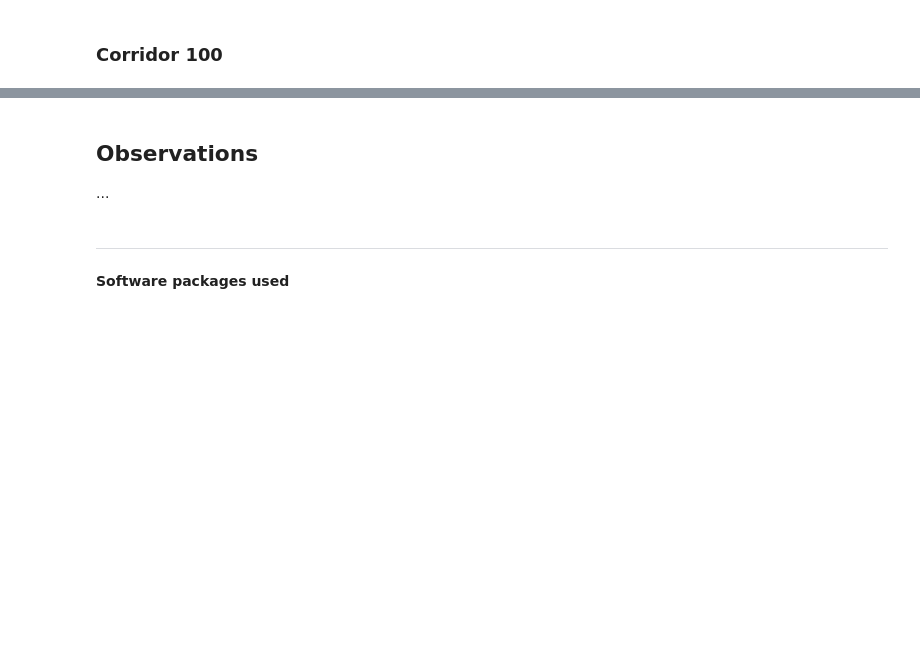
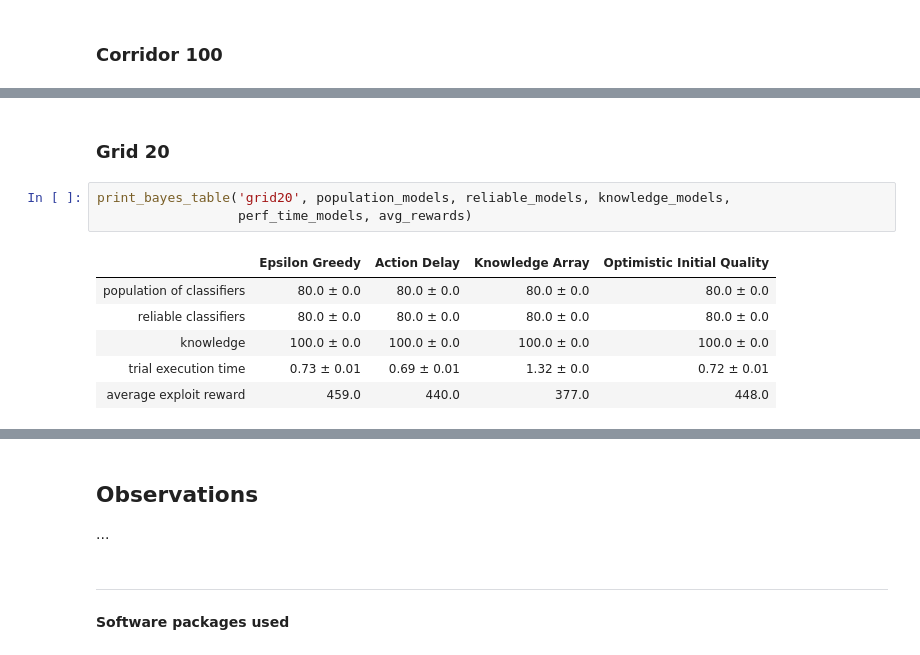
Before and after one commit to khozzy/phd, a Jupyter notebook: book/chapters/4_biased_exploration/41_experiment_1.ipynb, the cells around one changed output, grey strips where cells are left out. Cells and saved outputs as stored; diff of their text form; blank space fills up the shorter version.

```diff
--- a/book/chapters/4_biased_exploration/41_experiment_1.ipynb
+++ b/book/chapters/4_biased_exploration/41_experiment_1.ipynb
@@ -579,0 +631,12 @@ print_bayes_table('corridor100', corridor_population_model, corridor_reliable_mo
+# %% [markdown]
+### Grid 20
+# %%
+print_bayes_table('grid20', population_models, reliable_models, knowledge_models,
+                  perf_time_models, avg_rewards)
+# %% [output]
+|  | Epsilon Greedy | Action Delay | Knowledge Array | Optimistic Initial Quality |
+| population of classifiers | 80.0 ± 0.0 | 80.0 ± 0.0 | 80.0 ± 0.0 | 80.0 ± 0.0 |
+| reliable classifiers | 80.0 ± 0.0 | 80.0 ± 0.0 | 80.0 ± 0.0 | 80.0 ± 0.0 |
+| knowledge | 100.0 ± 0.0 | 100.0 ± 0.0 | 100.0 ± 0.0 | 100.0 ± 0.0 |
+| trial execution time | 0.73 ± 0.01 | 0.69 ± 0.01 | 1.32 ± 0.0 | 0.72 ± 0.01 |
+| average exploit reward | 459.0 | 440.0 | 377.0 | 448.0 |
```
Also changed, not shown: parts of 14 cells of this notebook, 22 other files.
